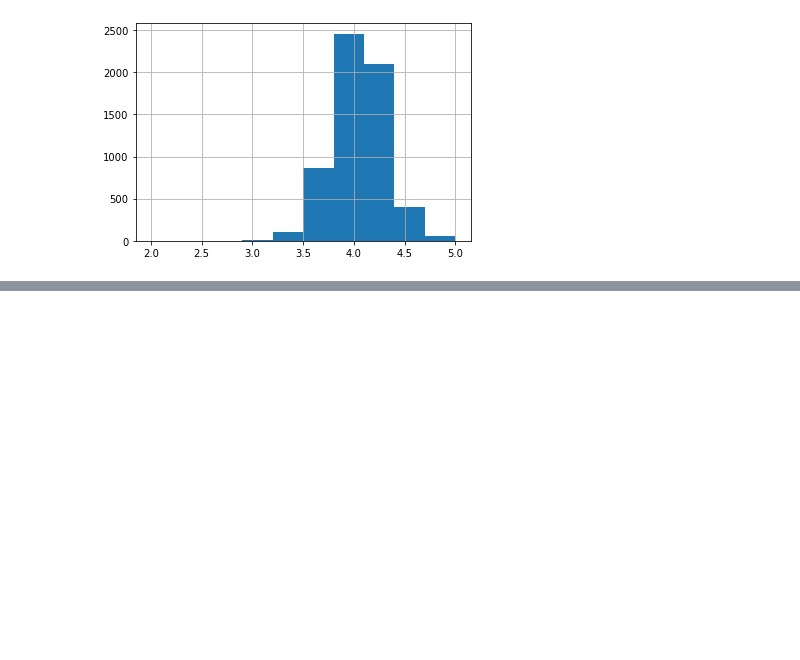
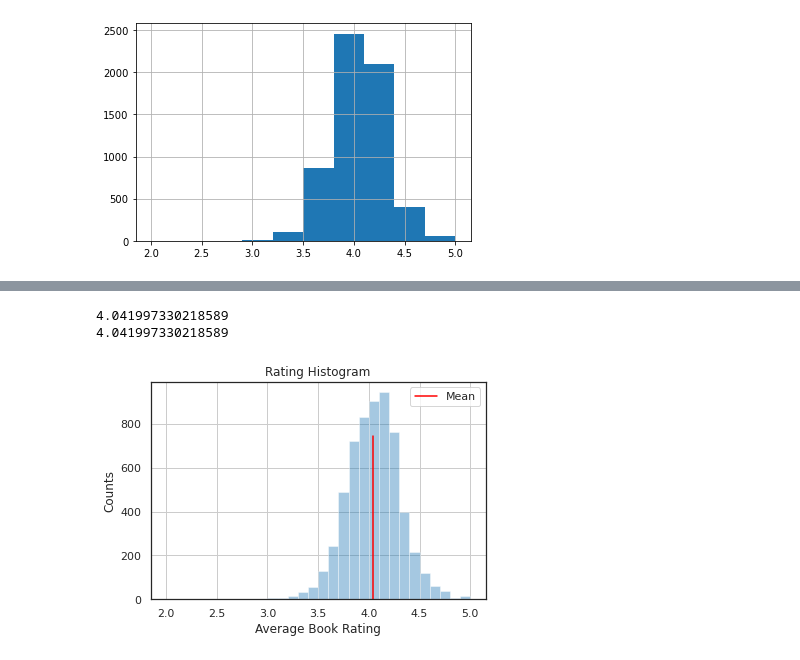
Before and after one commit to ShawnFrost23/machineLearning, a Jupyter notebook: Week1Custom/PythonPandas.ipynb, the cells around one changed output, grey strips where cells are left out. Cells and saved outputs as stored; diff of their text form; code cells hidden in the pictures; blank space fills up the shorter version.

Commit message:
Exploring data graphically

```diff
--- a/Week1Custom/PythonPandas.ipynb
+++ b/Week1Custom/PythonPandas.ipynb
@@ -225,0 +211,28 @@ SyntaxError: invalid syntax (<ipython-input-82-142a4a0524aa>, line 4)
+# %%
+#This is line is used to control the size of labels, lines and other plot elements
+sns.set_context("notebook")
+#now we get the mean of rating
+meanRating = data.rating.mean()
+# can be also done as
+print(np.mean(data.rating))
+print(meanRating)
+# %% [output]
+4.041997330218589
+4.041997330218589
+# %%
+# This initialises the graph as a white grid. The compinenets inside are defined but the next lines
+with sns.axes_style("white"):
+    #Here Bins is the density of histogram lines seen and alpha is the density of colorfill.
+    data.rating.hist(bins=30, alpha=0.4);
+    # Here meanRating is the line we are poltting, 0 is the y position, 0.75 is the percent of
+    # vertical line seen on the graph (1 means it will cover the whole graph.), color represents the color of the line,
+    # and label just shows what the linea means when we use plt.legend()
+    plt.axvline(meanRating, 0, 0.75, color='red', label='Mean')
+    plt.xlabel("Average Book Rating")
+    plt.ylabel("Counts")
+    plt.title("Rating Histogram")
+    plt.legend()
+    # sns.despine removes the selected spines from the plot. If nothing is selected, it removes the top and right spine
+    #sns.despine()
+# %% [output]
+[figure, added]
```
Also changed, not shown: parts of 5 cells of this notebook.
